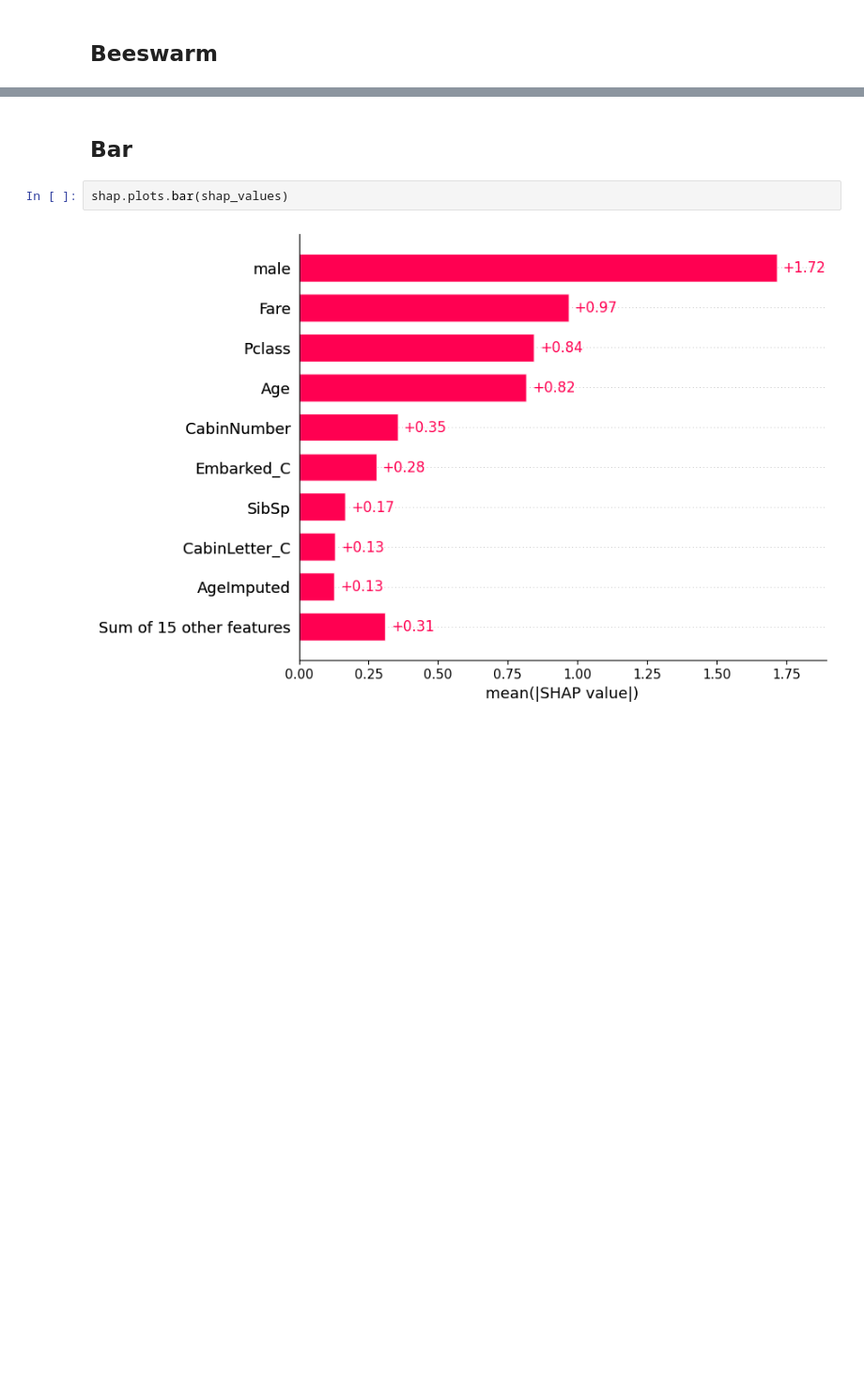
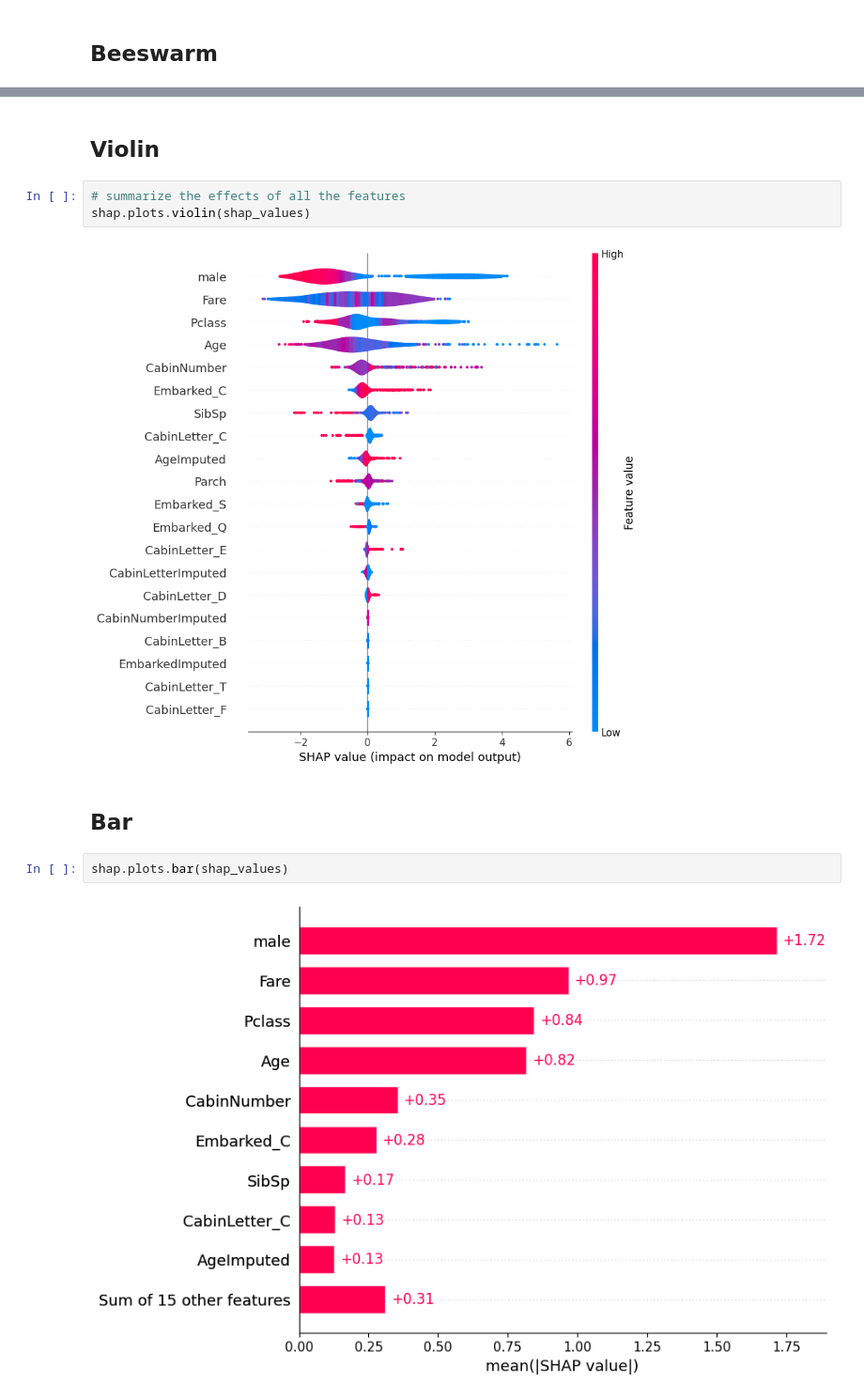
Before and after one commit to hsma-programme/h6_4g_explainable_ai, a Jupyter notebook: teaching_notebooks/shap_only_tree_classification_example_titanic.ipynb, the cells around one changed output, grey strips where cells are left out. Shown at 94% size. Cells and saved outputs as stored; diff of their text form; blank space fills up the shorter version.

```diff
--- a/teaching_notebooks/shap_only_nb_diabetes_regression.ipynb
+++ b/teaching_notebooks/shap_only_tree_classification_example_titanic.ipynb
@@ -123,3 +148,10 @@ shap.plots.beeswarm(shap_values)
+# %% [markdown]
+## Violin
+# %%
+# summarize the effects of all the features
+shap.plots.violin(shap_values)
+# %% [output]
+[figure, added]
 # %% [markdown]
 ## Bar
 # %%
```
Also changed, not shown: parts of 23 cells of this notebook, 7 other files.
